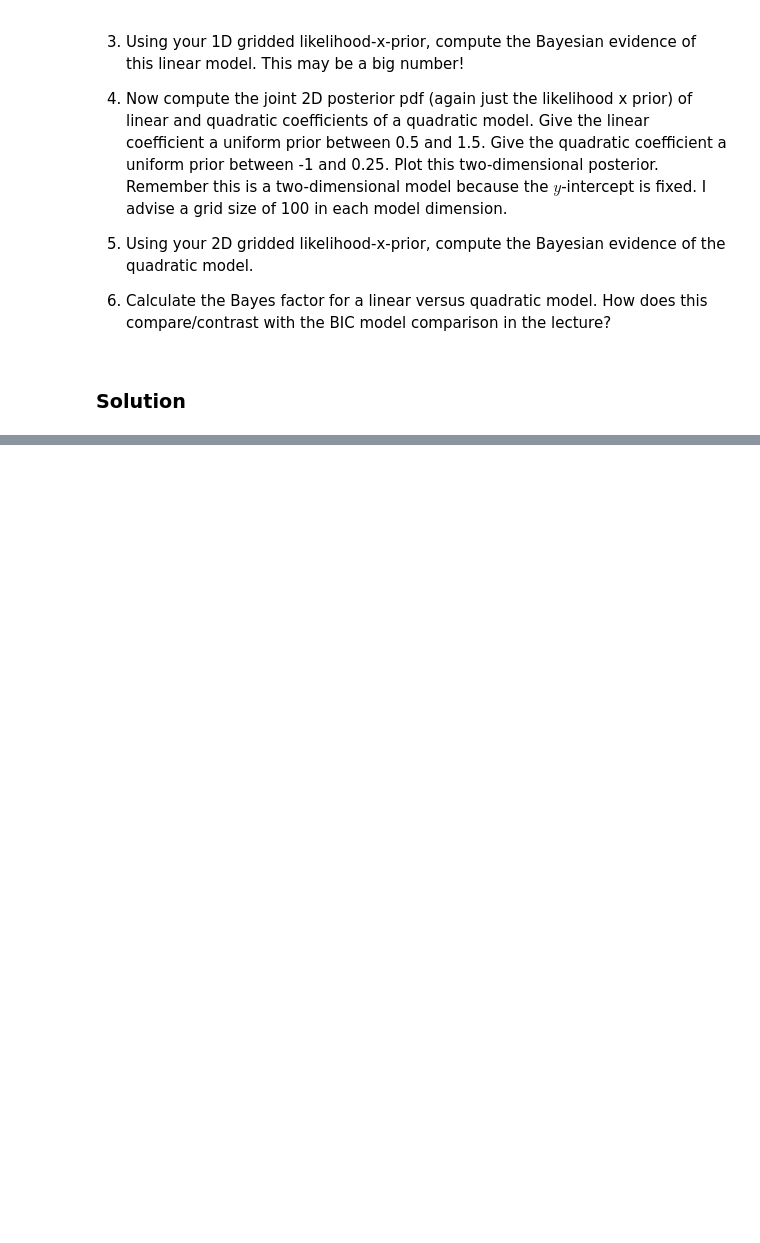
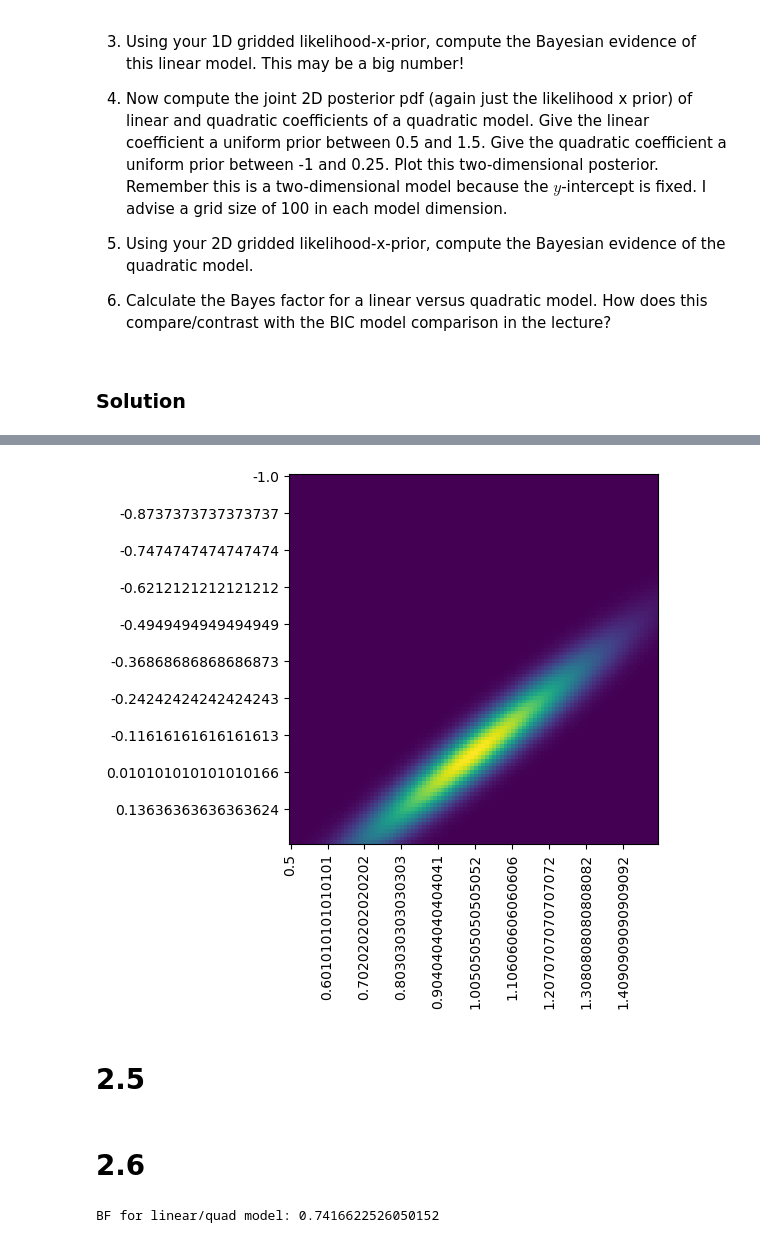
Before and after one commit to VanderbiltAstronomy/astr_8070_s24, a Jupyter notebook: coursework/student_folders/levi_schult/hws/vu_astr8070_s24_hw4_levischult.ipynb, the cells around one changed output, grey strips where cells are left out. Drawn from its saved outputs; the diff is of its cells as text; code cells hidden in the pictures; blank space fills up the shorter version.

```diff
--- a/coursework/student_folders/levi_schult/hws/vu_astr8070_s24_hw4_levischult.ipynb
+++ b/coursework/student_folders/levi_schult/hws/vu_astr8070_s24_hw4_levischult.ipynb
@@ -354,0 +427,9 @@ def logL(theta, data, model=polynomial_fit):
+# %%
+plt.imshow(post_slope_quad)
+plt.xticks(ticks=np.arange(0, 100, 10), labels=slopegrid[::10], rotation=90);
+plt.yticks(ticks=np.arange(0, 100, 10), labels=quadgrid[::10]);
+#ax.xaxis.set_major_formatter(FormatStrFormatter('%.2f'))
+# %% [output]
+[figure, added]
+# %% [markdown]
+# 2.5
@@ -354,0 +438,6 @@ def logL(theta, data, model=polynomial_fit):
+# %% [markdown]
+# 2.6
+# %%
+print(f'BF for linear/quad model: {evidence_slope/evidencequad}')
+# %% [output]
+BF for linear/quad model: 0.7416622526050152
```
Also changed, not shown: parts of 23 cells of this notebook.
